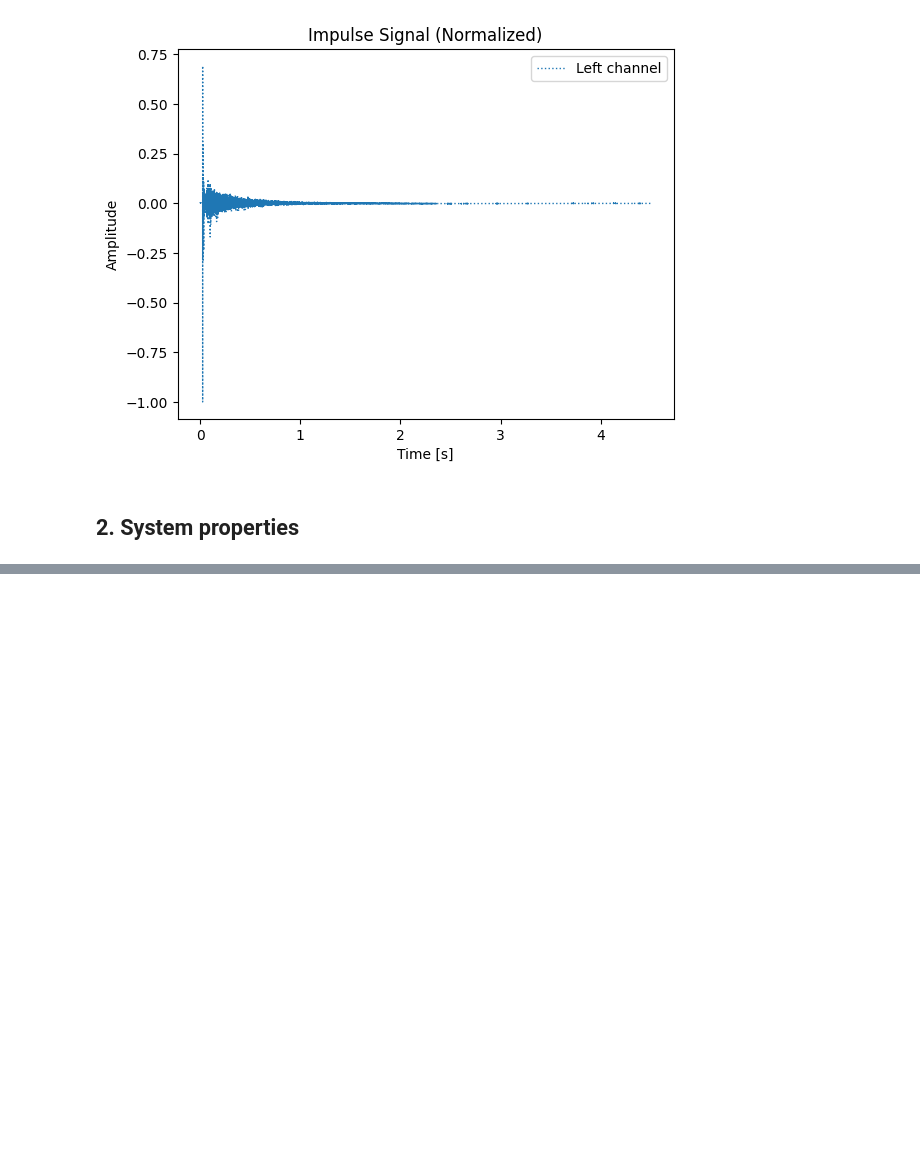
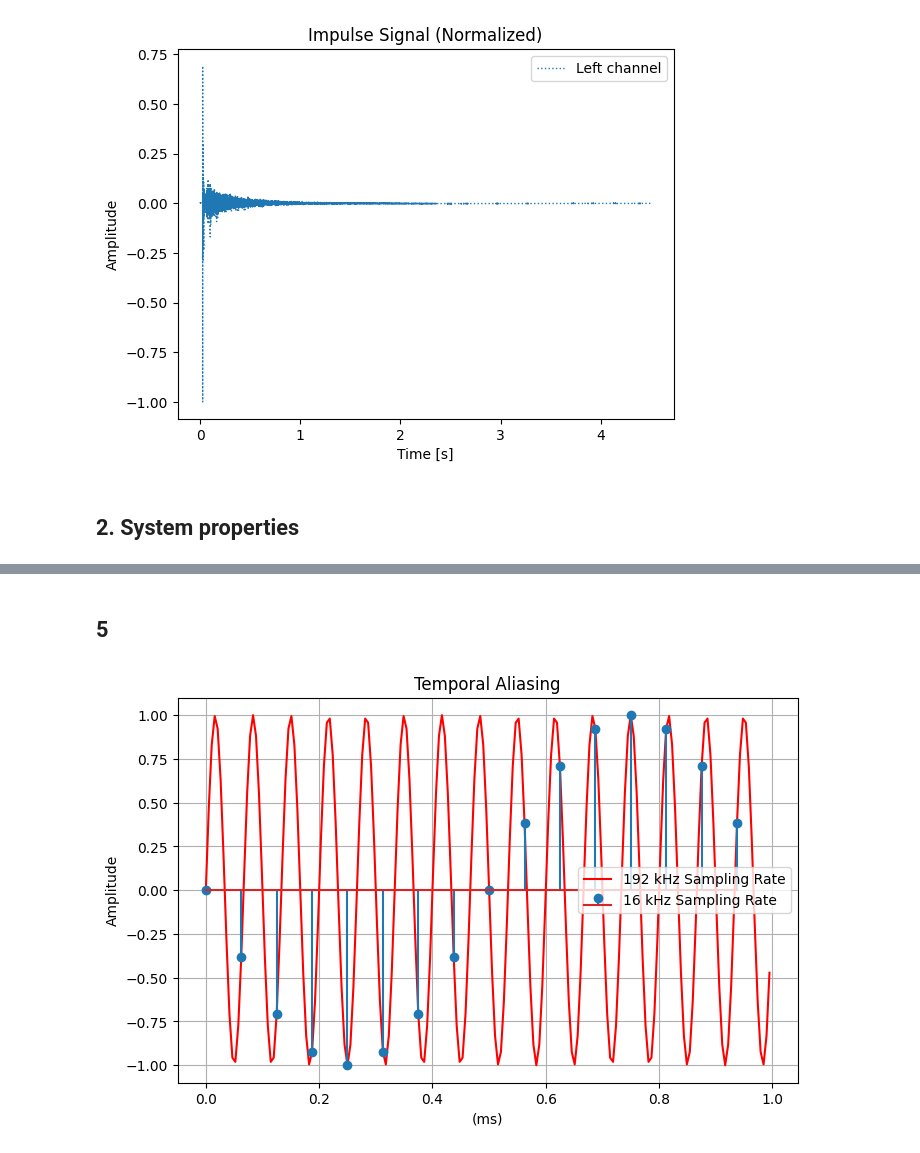
Before and after one commit to schubertosamo/Hausaufgabe.1, a Jupyter notebook: homework_01_group_F.ipynb, the cells around one changed output, grey strips where cells are left out. Drawn from its saved outputs; the diff is of its cells as text; code cells hidden in the pictures; blank space fills up the shorter version.

```diff
--- a/homework_01_group_F.ipynb
+++ b/homework_01_group_F.ipynb
@@ -301,0 +254,40 @@ print(n)  # [0, 1, 2, ..., 15]
+# %% [markdown]
+## 5
+# %%
+
+import numpy as np
+import matplotlib.pyplot as plt
+
+# Constants
+frequency = 15000  # 15 kHz
+t = np.linspace(0, 0.001, 1000)  # time vector for 1 millisecond
+
+# High sampling rate (192 kHz)
+sampling_rate_high = 192000  # 192 kHz
+t_high = np.arange(0, 0.001, 1/sampling_rate_high)
+signal_high = np.sin(2 * np.pi * frequency * t_high)
+
+# Low sampling rate (16 kHz)
+sampling_rate_low = 16000  # 16 kHz
+t_low = np.arange(0, 0.001, 1/sampling_rate_low)
+signal_low = np.sin(2 * np.pi * frequency * t_low)
+
+plt.figure(figsize=(8, 5))
+plt.plot(t_high * 1000, signal_high, color='red', label='192 kHz Sampling Rate')
+plt.stem(t_low * 1000, signal_low, label='16 kHz Sampling Rate')
+plt.grid(True)
+
+plt.title('Temporal Aliasing')
+plt.xlabel("(ms)")
+plt.ylabel("Amplitude")
+plt.legend()
+
+plt.show()
+
+# According to Nyquist theorem, we need at least twice the sampling rate to sample
+# a continuous signal without losing information.
+# In this case, the lower sampling rate (16 kHz) does not fulfill this theorem,
+# which is why between two samples of the lower sampling rates you can see a full cycle
+# of the original sine signal (thanks to the high sampling rate of 192 kHz).
+# %% [output]
+[figure, added]
```
Also changed, not shown: parts of 14 cells of this notebook.
